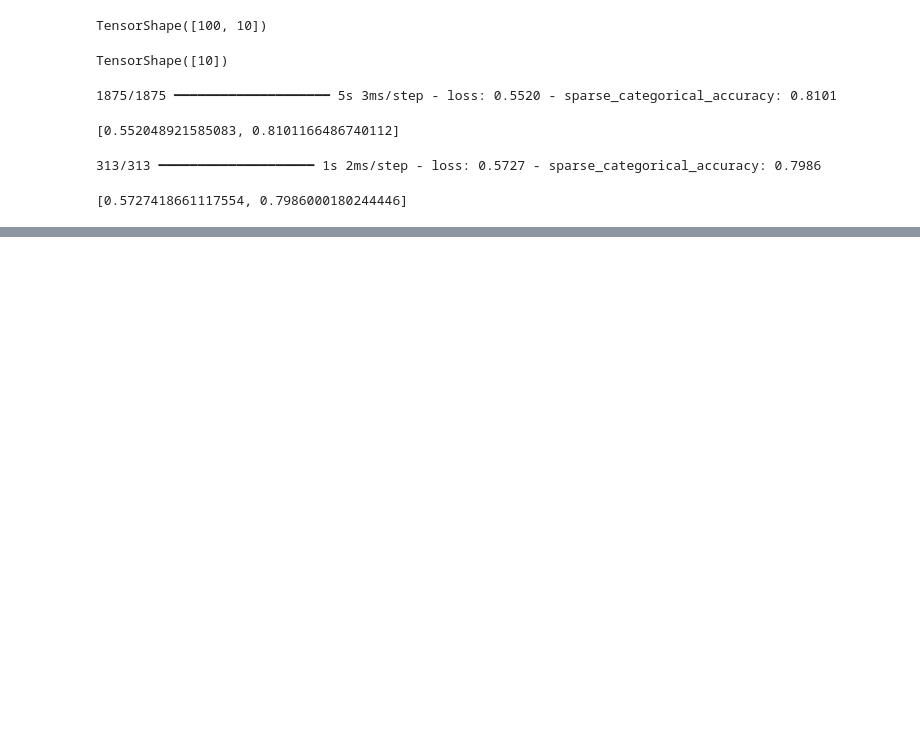
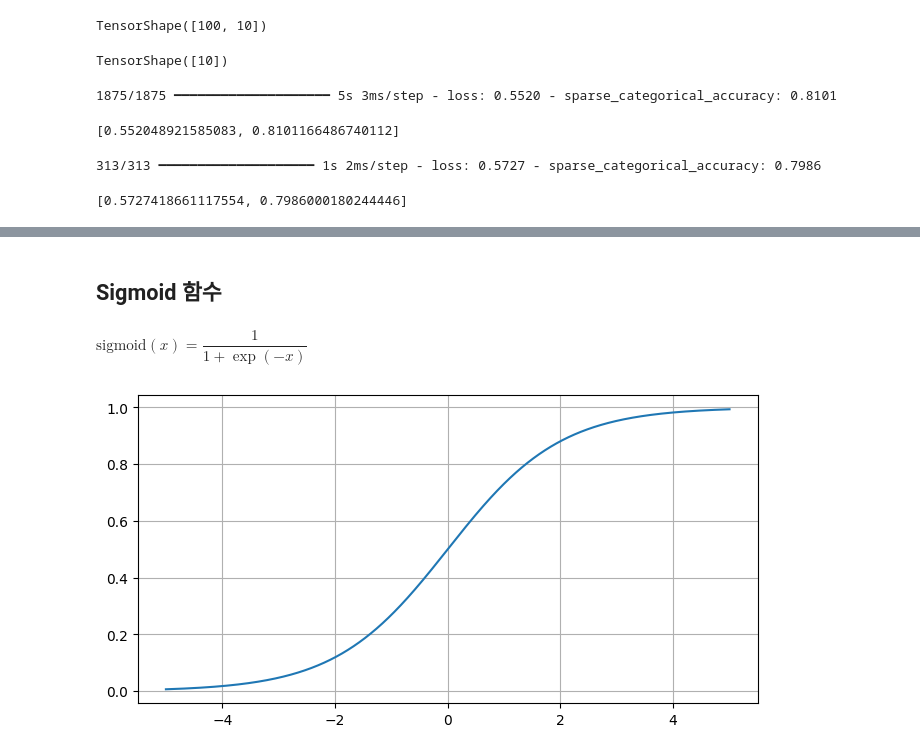
Before and after one commit to JakeOh/202605_BD57, a Jupyter notebook: lab_ml/ml17_ann_mnist.ipynb, the cells around one changed output, grey strips where cells are left out. Saved outputs shown, nothing was run; the diff lists cells and outputs as text; code cells hidden in the pictures; blank space fills up the shorter version.

Commit message:
activation function(활성화 함수)

```diff
--- a/lab_ml/ml17_ann_mnist.ipynb
+++ b/lab_ml/ml17_ann_mnist.ipynb
@@ -363,0 +375,22 @@ model.evaluate(x=x_test_scaled_2d, y=y_test)
+# %% [markdown]
+## Sigmoid 함수
+# %% [markdown]
+$\text{sigmoid}(x) = \dfrac{1}{1 + \exp(-x)}$
+# %%
+xvals = np.arange(-5, 5, 0.0001)
+# %%
+def sigmoid(x):
+    return 1 / (1 + np.exp(-x))
+# %%
+def plot_activation_fn(fn):
+    # fn: 활성화 함수
+    plt.figure(figsize=(8, 4))
+    xvals = np.arange(-5, 5, 0.0001)
+    yvals = fn(xvals)
+    plt.plot(xvals, yvals)
+    plt.grid()
+    plt.show()
+# %%
+plot_activation_fn(sigmoid)
+# %% [output]
+[figure, added]
```
Also changed, not shown: parts of 13 cells of this notebook.
